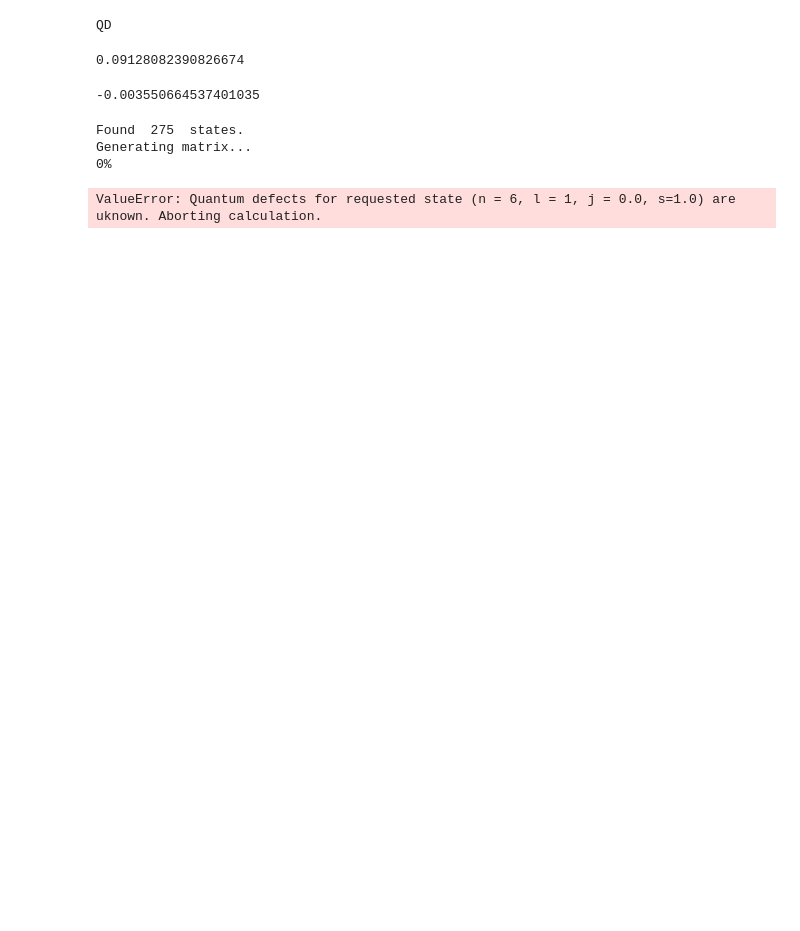
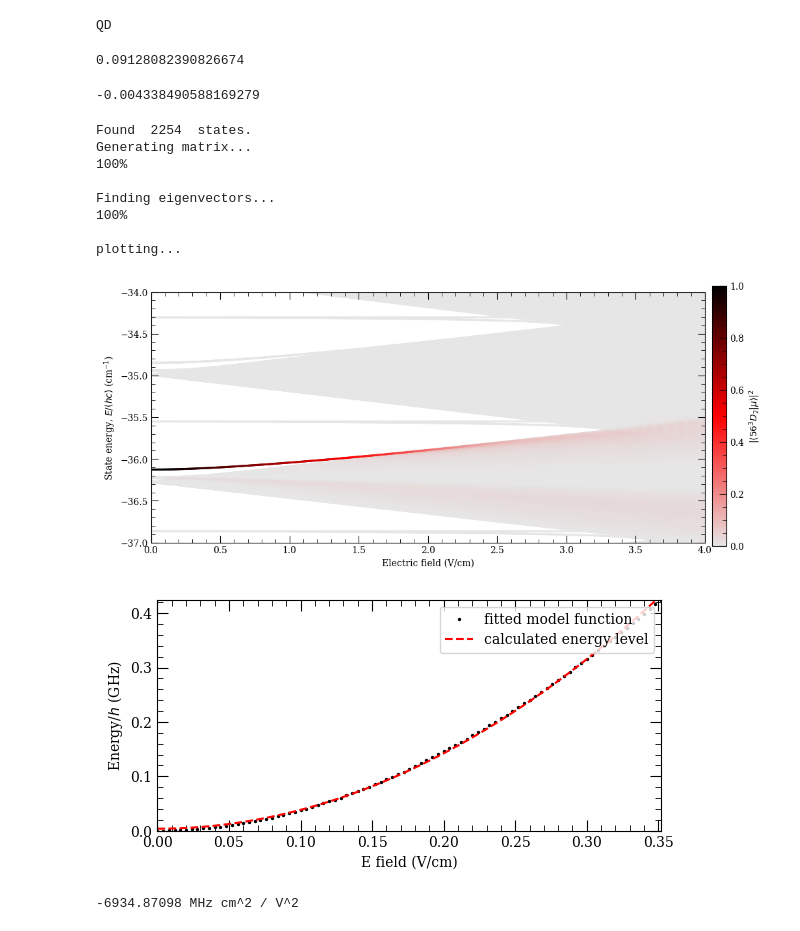
Before and after one commit to sdieden/Quantum-Control, a Jupyter notebook: ARC3_test.ipynb, the cells around one changed output. Saved outputs shown, nothing was run; the diff lists cells and outputs as text; code cells hidden in the pictures; blank space fills up the shorter version.

Commit message:
ajout "getModQuantumDefect" pour trouver les niveaux manquants + gros calcul des lvl stark du 56 1^P_3

```diff
--- a/ARC3_test.ipynb
+++ b/ARC3_test.ipynb
@@ -37,45 +16,52 @@ QD
 0.09128082390826674
 # %%
 atom = Calcium40(preferQuantumDefects=True)
-atom.getEnergy(62, 3, 3, s=0)
+atom.getEnergy(56, 2, 2, s=0)
 # %% [output]
--0.003550664537401035
+-0.004338490588169279
 # %%
 ## Stark Map
 
 calc = StarkMap(Calcium40())
 
 # Target state
-n0 = 10
+n0 = 56
 l0 = 2
 j0 = 2
 mj0 = 0
 # Define max/min n values in basis
-nmin = n0 - 5
-nmax = n0 + 5
+nmin = n0 - 7
+nmax = n0 + 7
 # Maximum value of l to include (l~20 gives good convergence for states with l<5)
-lmax = 20
+lmax = 55
 
 # Initialise Basis States for Solver : progressOutput=True gives verbose output
 calc.defineBasis(n0, l0, j0, mj0, nmin, nmax, lmax, progressOutput=True, s=1)
 
 Emin = 0.0  # Min E field (V/m)
 Emax = 4.0e2  # Max E field (V/m)
 N = 1001  # Number of Points
 
 # Generate Stark Map
 calc.diagonalise(np.linspace(Emin, Emax, N), progressOutput=True)
 # Show Sark Map
 calc.plotLevelDiagram(progressOutput=True, units=0, highlightState=True)
-calc.ax.set_ylim(-2914, -2904)
+calc.ax.set_ylim(-37,-34 )
 calc.showPlot(interactive=False)
 # Return Polarizability of target state
 print(
     "%.5f MHz cm^2 / V^2 "
     % calc.getPolarizability(showPlot=True, minStateContribution=0.9)
 )
 # %% [output]
-Found  275  states.
+Found  2254  states.
 Generating matrix...
-0%
+100%
+
+Finding eigenvectors...
+100%
+
+plotting...
+[figure, added]
+[figure, added]
-ValueError: Quantum defects for requested state (n = 6, l = 1, j = 0.0, s=1.0) are uknown. Aborting calculation.
+-6934.87098 MHz cm^2 / V^2
```
Also changed, not shown: parts of 4 cells of this notebook, 2 other files.
